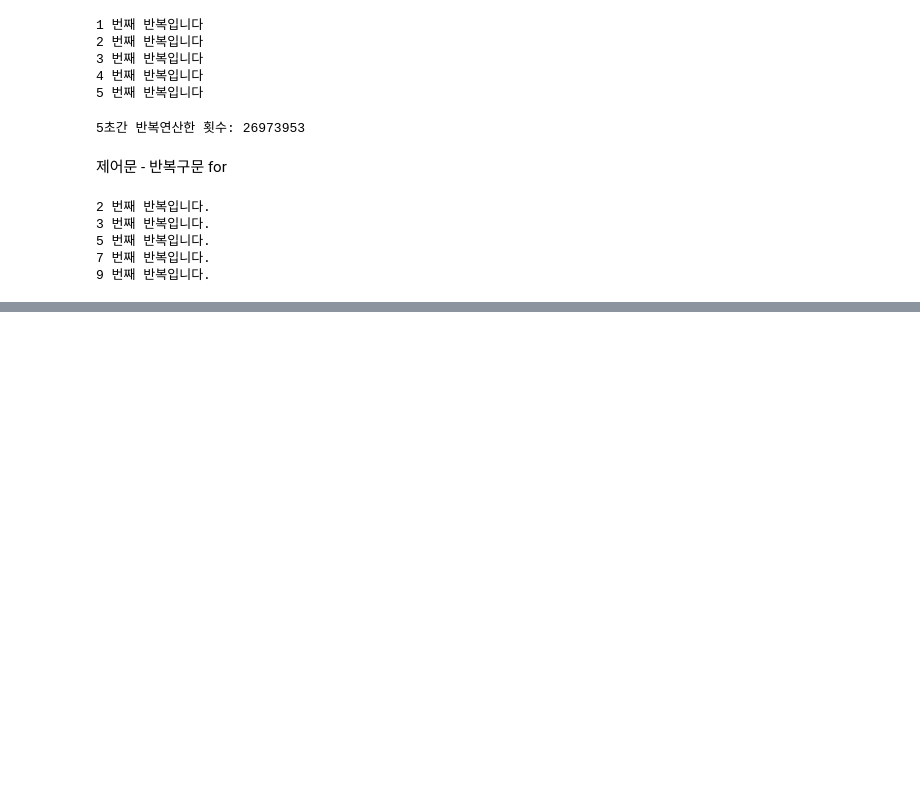
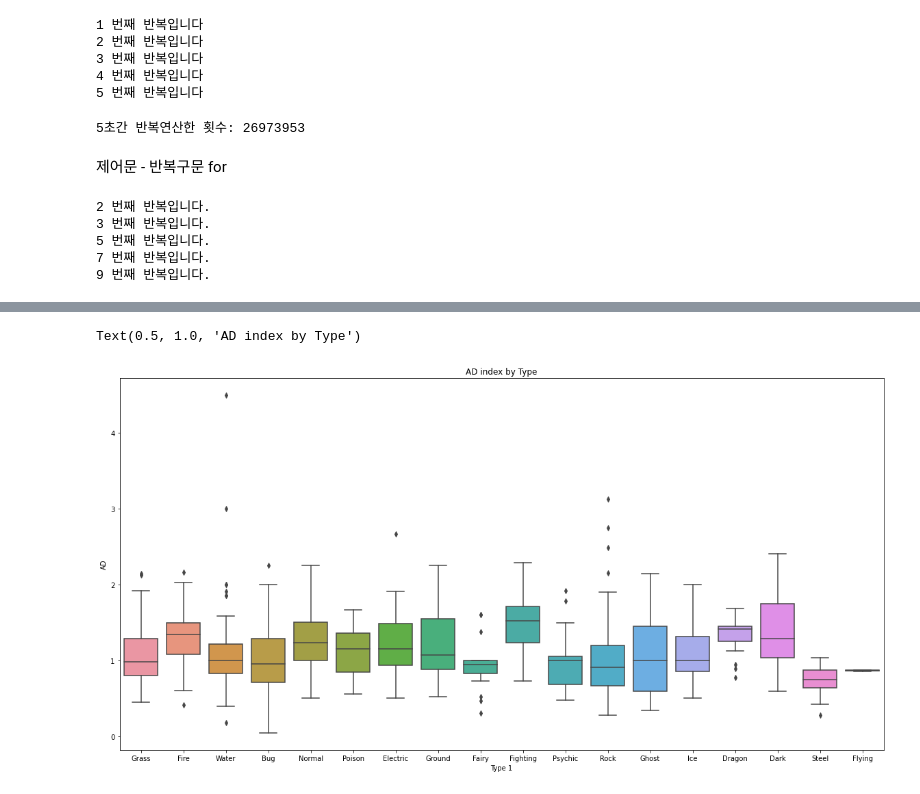
Before and after one commit to byunmj24/MyStudy, a Jupyter notebook: 1031_PythonSyntax.ipynb, the cells around one changed output, grey strips where cells are left out. Drawn from its saved outputs; the diff is of its cells as text; code cells hidden in the pictures; blank space fills up the shorter version.

```diff
--- a/1031_PythonSyntax.ipynb
+++ b/1031_PythonSyntax.ipynb
@@ -450,0 +661,7 @@ for i in [2,3,5,7,9]:
+# %%
+plt.subplots(figsize=(20, 10))
+sns.boxplot(x="Type 1", y="AD", data=Pokemon)
+plt.title("AD index by Type")
+# %% [output]
+Text(0.5, 1.0, 'AD index by Type')
+[figure, added]
```
Also changed, not shown: parts of 25 cells of this notebook.
